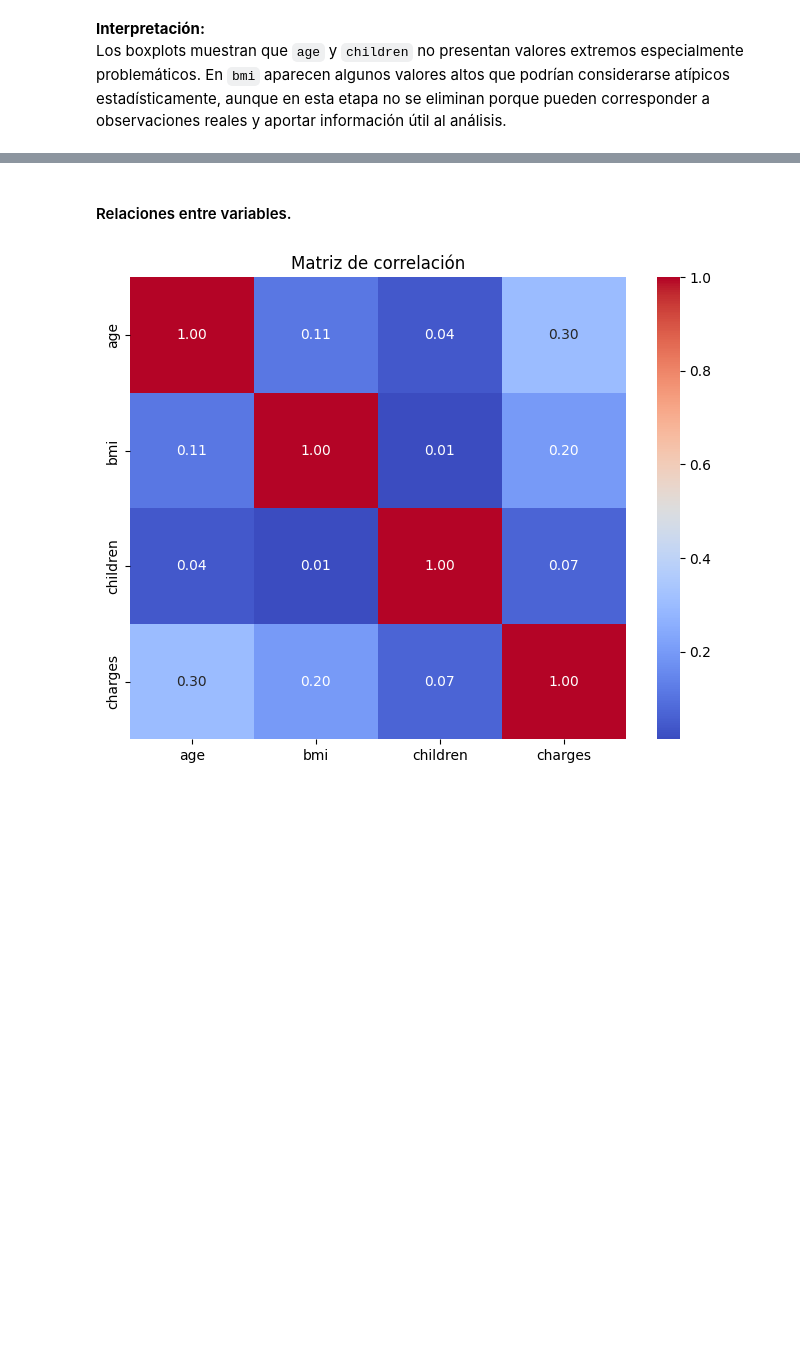
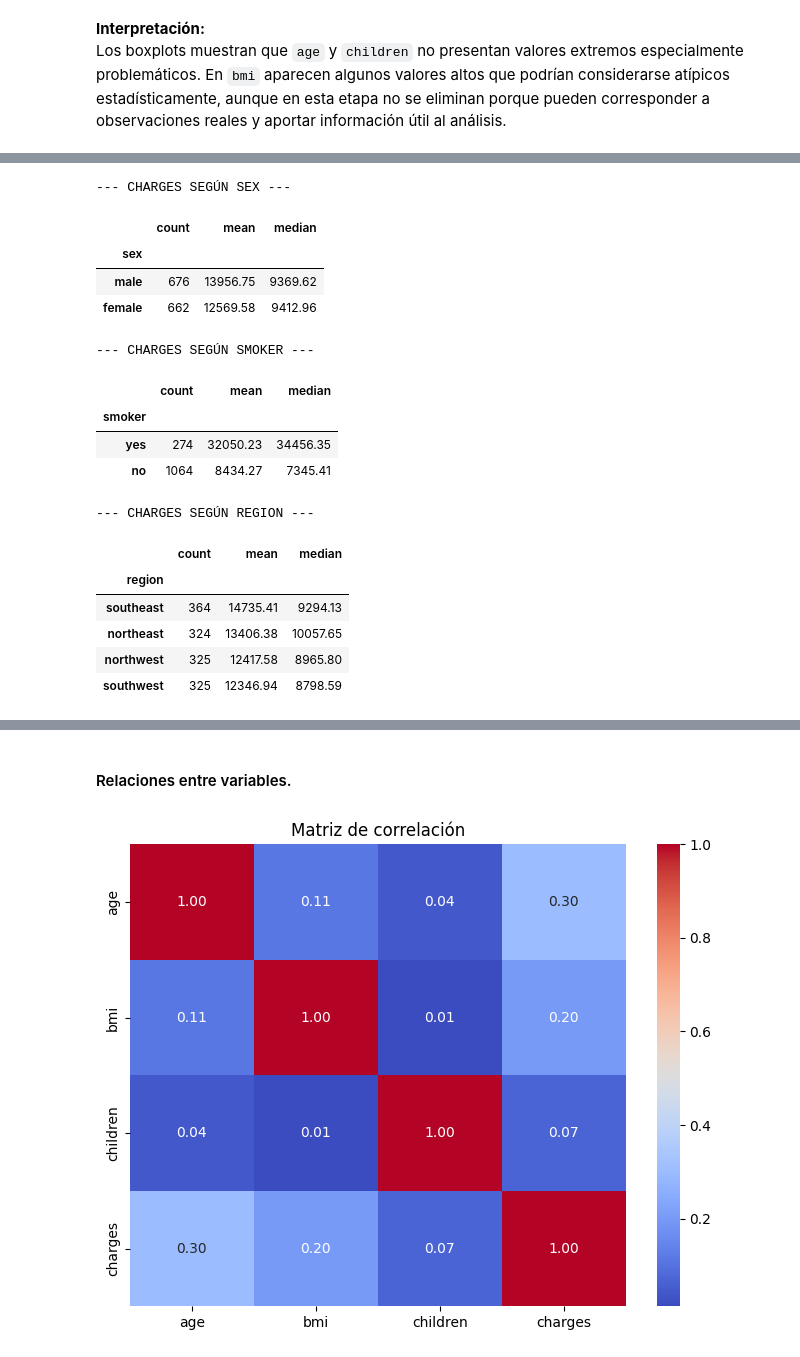
Before and after one commit to federico2018lc/Estudio_Dataset_MedicalCostPersonal-Datasets_Kaggle, a Jupyter notebook: modulo2AnalistaDatos.ipynb, the cells around one changed output, grey strips where cells are left out. Cells and saved outputs as stored; diff of their text form; code cells hidden in the pictures; blank space fills up the shorter version.

```diff
--- a/modulo2AnalistaDatos.ipynb
+++ b/modulo2AnalistaDatos.ipynb
@@ -364,0 +523,27 @@ Los boxplots muestran que `age` y `children` no presentan valores extremos espec
+# %%
+fig = make_subplots(
+    rows=1, cols=3,
+    subplot_titles=("Charges según sexo", "Charges según fumador", "Charges según región")
+)
+
+fig.add_trace(go.Box(x=df["sex"], y=df["charges"], name="sex"), row=1, col=1)
+fig.add_trace(go.Box(x=df["smoker"], y=df["charges"], name="smoker"), row=1, col=2)
+fig.add_trace(go.Box(x=df["region"], y=df["charges"], name="region"), row=1, col=3)
+
+fig.update_xaxes(title_text="Sexo", showgrid=True, row=1, col=1)
+fig.update_xaxes(title_text="Fumador", showgrid=True, row=1, col=2)
+fig.update_xaxes(title_text="Región", showgrid=True, row=1, col=3)
+
+for col in range(1, 4):
+    fig.update_yaxes(showgrid=True, row=1, col=col)
+
+fig.update_yaxes(title_text="Charges", row=1, col=1)
+
+fig.update_layout(
+    width=1100,
+    height=520,
+    showlegend=False,
+    title_text="Distribución de charges según variables categóricas"
+)
+
+fig.show()
@@ -364,0 +552,29 @@ Los boxplots muestran que `age` y `children` no presentan valores extremos espec
+# %%
+# Resumen de charges por categoría
+for col in ["sex", "smoker", "region"]:
+    resumen = (
+        df.groupby(col)["charges"]
+          .agg(["count", "mean", "median"])
+          .round(2)
+          .sort_values("mean", ascending=False)
+    )
+    print(f"\n--- CHARGES SEGÚN {col.upper()} ---")
+    display(resumen)
+# %% [output]
+--- CHARGES SEGÚN SEX ---
+|  | count | mean | median |
+| sex |  |  |  |
+| male | 676 | 13956.75 | 9369.62 |
+| female | 662 | 12569.58 | 9412.96 |
+--- CHARGES SEGÚN SMOKER ---
+|  | count | mean | median |
+| smoker |  |  |  |
+| yes | 274 | 32050.23 | 34456.35 |
+| no | 1064 | 8434.27 | 7345.41 |
+--- CHARGES SEGÚN REGION ---
+|  | count | mean | median |
+| region |  |  |  |
+| southeast | 364 | 14735.41 | 9294.13 |
+| northeast | 324 | 13406.38 | 10057.65 |
+| northwest | 325 | 12417.58 | 8965.80 |
+| southwest | 325 | 12346.94 | 8798.59 |
```
Also changed, not shown: parts of 50 cells of this notebook.
